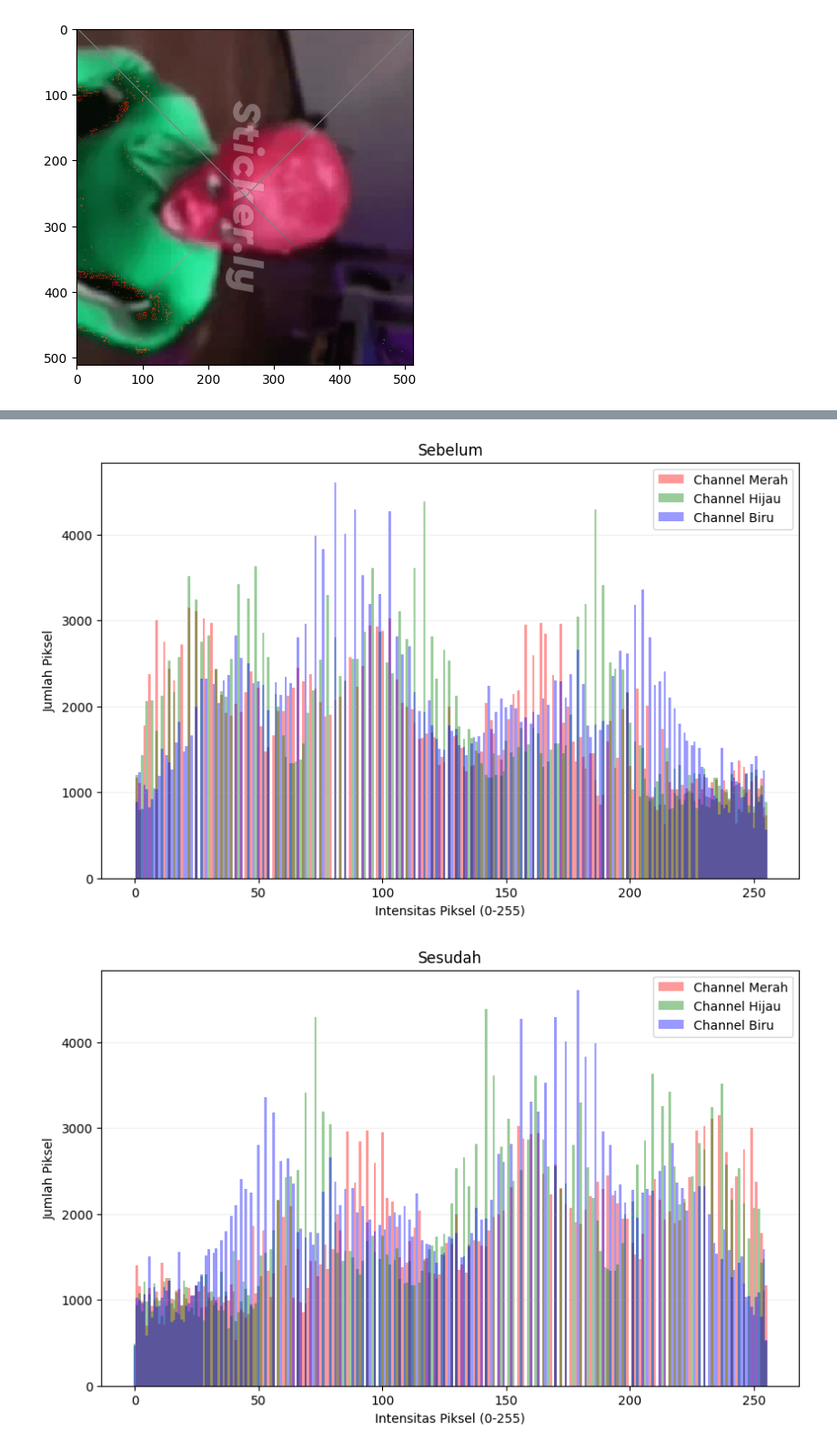
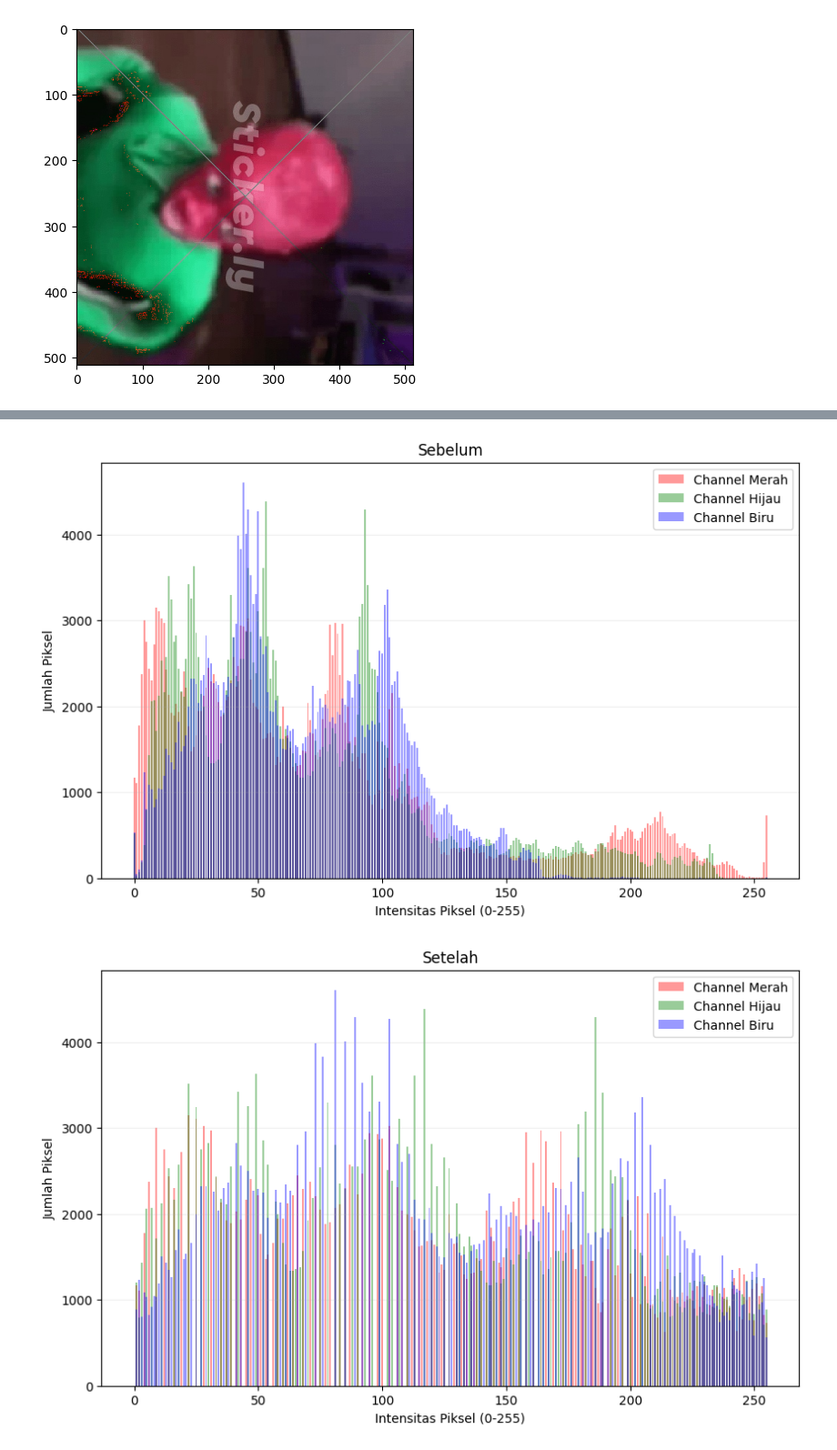
Before and after one commit to praktikum-pcd-2026/respon-modul-2-naiaero, a Jupyter notebook: responm2.ipynb, the cells around one changed output, grey strips where cells are left out. Shown at 91% size. Cells and saved outputs as stored; diff of their text form; code cells hidden in the pictures.

```diff
--- a/responm2.ipynb
+++ b/responm2.ipynb
@@ -255,9 +347,9 @@ def plot_histogram_rgb(hists, title):
     plt.figure(figsize=(10, 6))
 
     for i in range(3):
-        # Kita gunakan alpha=0.4 agar saat warna bertumpuk, perbedaannya terlihat
+        # gunakan alpha=0.4 agar saat warna bertumpuk, perbedaannya terlihat
         # label=labels[i] penting agar legend bisa muncul otomatis
-        plt.bar(range(256), hists[i], color=colors[i], width=1.0, alpha=0.4, label=labels[i])
+        plt.bar(range(256), hists[i], color=colors[i], width=0.7, alpha=0.4, label=labels[i])
 
     plt.title(title)
     plt.xlabel("Intensitas Piksel (0-255)")
@@ -268,7 +360,3 @@ def plot_histogram_rgb(hists, title):
 
     plt.grid(axis='y', alpha=0.2)
     plt.show()
-
-# Cara penggunaan:
-# h_rgb = buat_hist_rgb(image_rgb)
-# plot_histogram_rgb_tumpuk(h_rgb)
@@ -275,15 +379,10 @@ def plot_histogram_rgb(hists, title):
 # %%
 sebelum_norm = normalize_min_max_rgb(sebelum)
-sesudah_norm = normalize_min_max_rgb(sesudah)
-
 sebelum_ekual = histogram_equalization_rgb(sebelum_norm)
-sesudah_ekual = histogram_equalization_rgb(sesudah_norm)
-
-sebelum_hist = buat_hist_rgb(sebelum_ekual)
-sesudah_hist = buat_hist_rgb(sesudah_ekual)
-
+sebelum_ekual_hist = buat_hist_rgb(sebelum_ekual)
+sebelum_hist = buat_hist_rgb(sebelum)
 sebelum_plot = plot_histogram_rgb(sebelum_hist, "Sebelum")
-sesudah_plot = plot_histogram_rgb(sesudah_hist, "Sesudah")
+sebelum_ekual_plot = plot_histogram_rgb(sebelum_ekual_hist, "Setelah")
 # %% [output]
-[figure, old version]
+[figure, new version]
-[figure, old version]
+[figure, new version]
```
Also changed, not shown: parts of 28 cells of this notebook.
